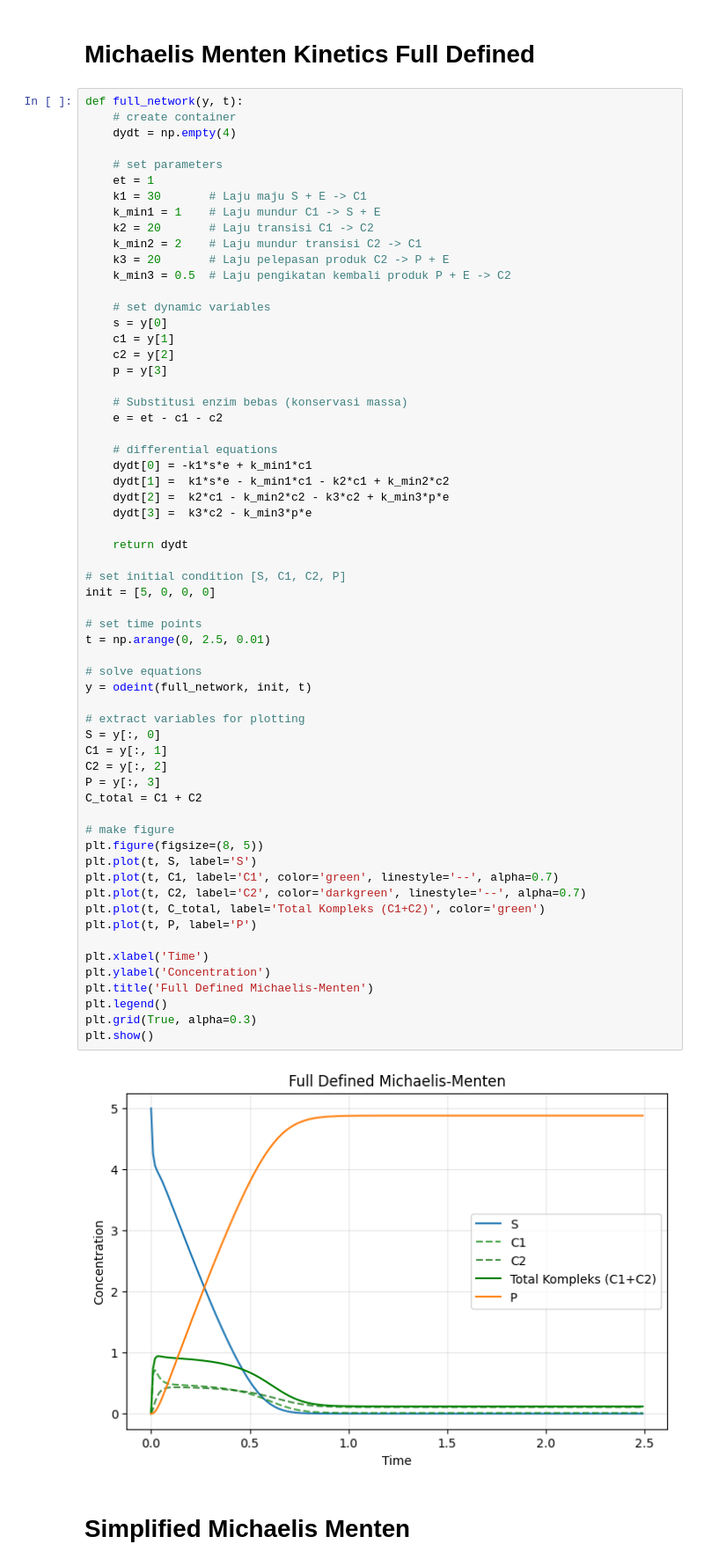
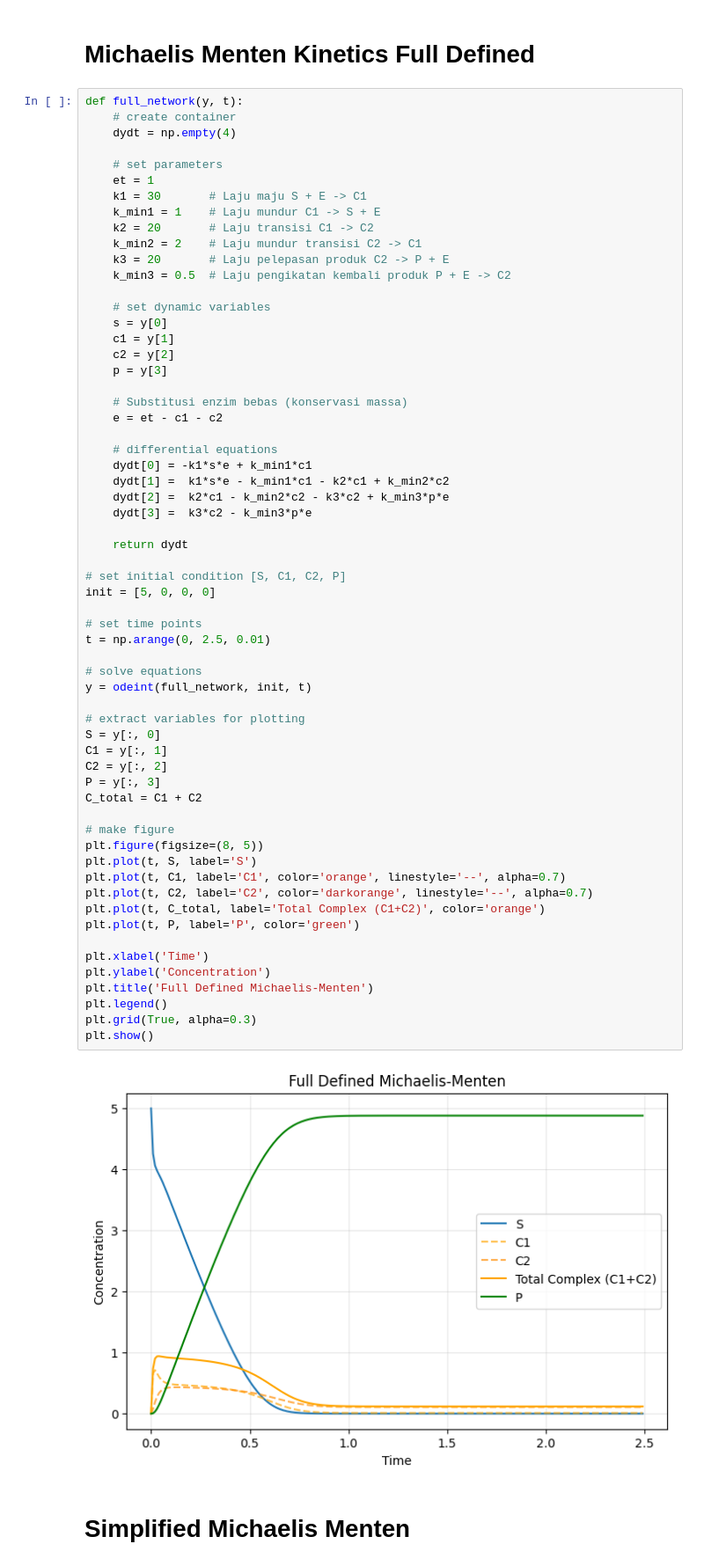
Before and after one commit to pahsooch/CBA01-Michaelis-Menten-Case, a Jupyter notebook: CBA01_Michaelis_Menten.ipynb, the cells around one changed output. Shown at 88% size. Cells and saved outputs as stored; diff of their text form.

```diff
--- a/CBA01_Michaelis_Menten.ipynb
+++ b/CBA01_Michaelis_Menten.ipynb
@@ -37,38 +37,38 @@ def full_network(y, t):
 
     return dydt
 
 # set initial condition [S, C1, C2, P]
 init = [5, 0, 0, 0]
 
 # set time points
 t = np.arange(0, 2.5, 0.01)
 
 # solve equations
 y = odeint(full_network, init, t)
 
 # extract variables for plotting
 S = y[:, 0]
 C1 = y[:, 1]
 C2 = y[:, 2]
 P = y[:, 3]
 C_total = C1 + C2
 
 # make figure
 plt.figure(figsize=(8, 5))
 plt.plot(t, S, label='S')
-plt.plot(t, C1, label='C1', color='green', linestyle='--', alpha=0.7)
-plt.plot(t, C2, label='C2', color='darkgreen', linestyle='--', alpha=0.7)
-plt.plot(t, C_total, label='Total Kompleks (C1+C2)', color='green')
-plt.plot(t, P, label='P')
+plt.plot(t, C1, label='C1', color='orange', linestyle='--', alpha=0.7)
+plt.plot(t, C2, label='C2', color='darkorange', linestyle='--', alpha=0.7)
+plt.plot(t, C_total, label='Total Complex (C1+C2)', color='orange')
+plt.plot(t, P, label='P', color='green')
 
 plt.xlabel('Time')
 plt.ylabel('Concentration')
 plt.title('Full Defined Michaelis-Menten')
 plt.legend()
 plt.grid(True, alpha=0.3)
 plt.show()
 # %% [output]
-[figure, old version]
+[figure, new version]
 # %% [markdown]
 # **Simplified Michaelis Menten**
 # %%
```
